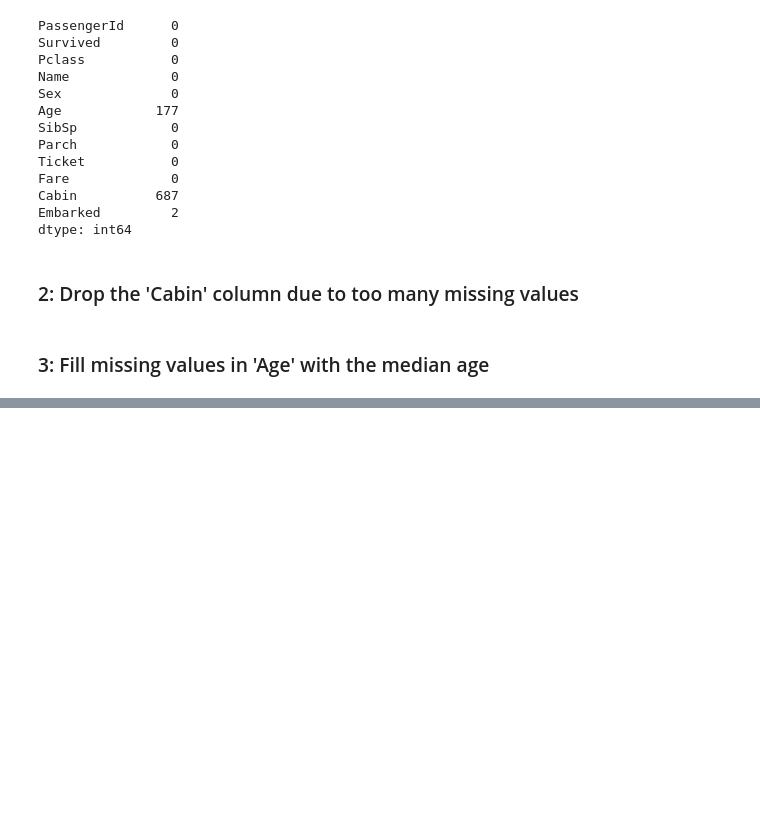
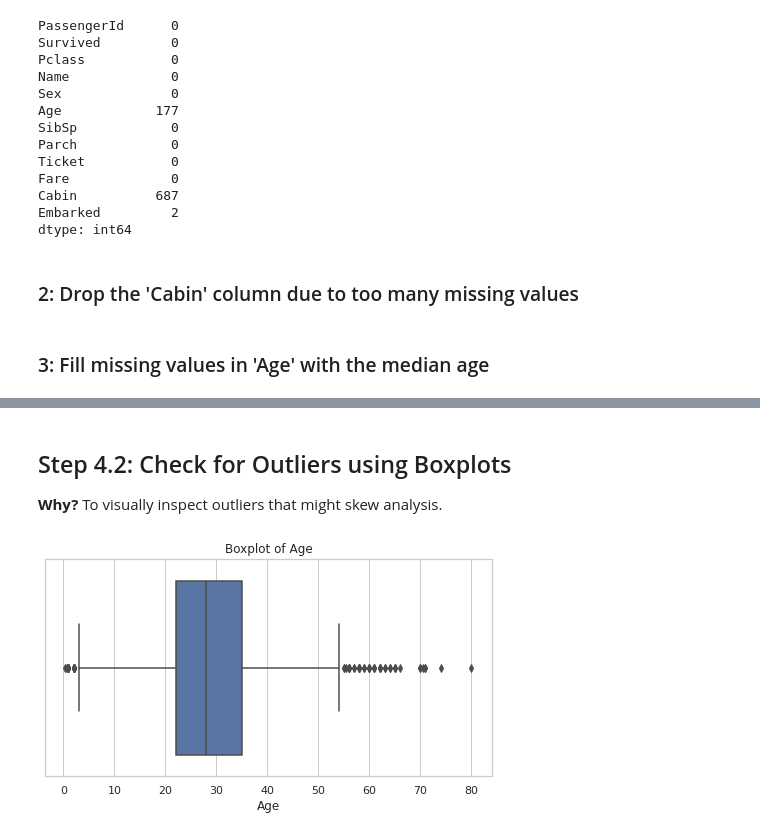
Before and after one commit to jimal254/Project_Titanic, a Jupyter notebook: titanic_analysis.ipynb, the cells around one changed output, grey strips where cells are left out. Saved outputs shown, nothing was run; the diff lists cells and outputs as text; code cells hidden in the pictures; blank space fills up the shorter version.

```diff
--- a/titanic_analysis.ipynb
+++ b/titanic_analysis.ipynb
@@ -130,0 +133,3 @@ df['Age'].fillna(df['Age'].median(), inplace=True)
+# %%
+# Fill missing values in 'Embarked' column with the most frequent value (mode)
+df['Embarked'].fillna(df['Embarked'].mode()[0], inplace=True)
@@ -130,0 +142,3 @@ df['Age'].fillna(df['Age'].median(), inplace=True)
+# %%
+# Convert categorical variables to numeric using one-hot encoding
+df = pd.get_dummies(df, columns=['Sex', 'Embarked'], drop_first=True)
@@ -130,0 +178,16 @@ df['Age'].fillna(df['Age'].median(), inplace=True)
+# %% [markdown]
+## Step 4.2: Check for Outliers using Boxplots
+
+**Why?**
+To visually inspect outliers that might skew analysis.
+# %%
+import seaborn as sns
+import matplotlib.pyplot as plt
+
+# Boxplot for Age
+plt.figure(figsize=(8, 4))
+sns.boxplot(x=df['Age'])
+plt.title("Boxplot of Age")
+plt.show()
+# %% [output]
+[figure, added]
```
Also changed, not shown: parts of 31 cells of this notebook.
